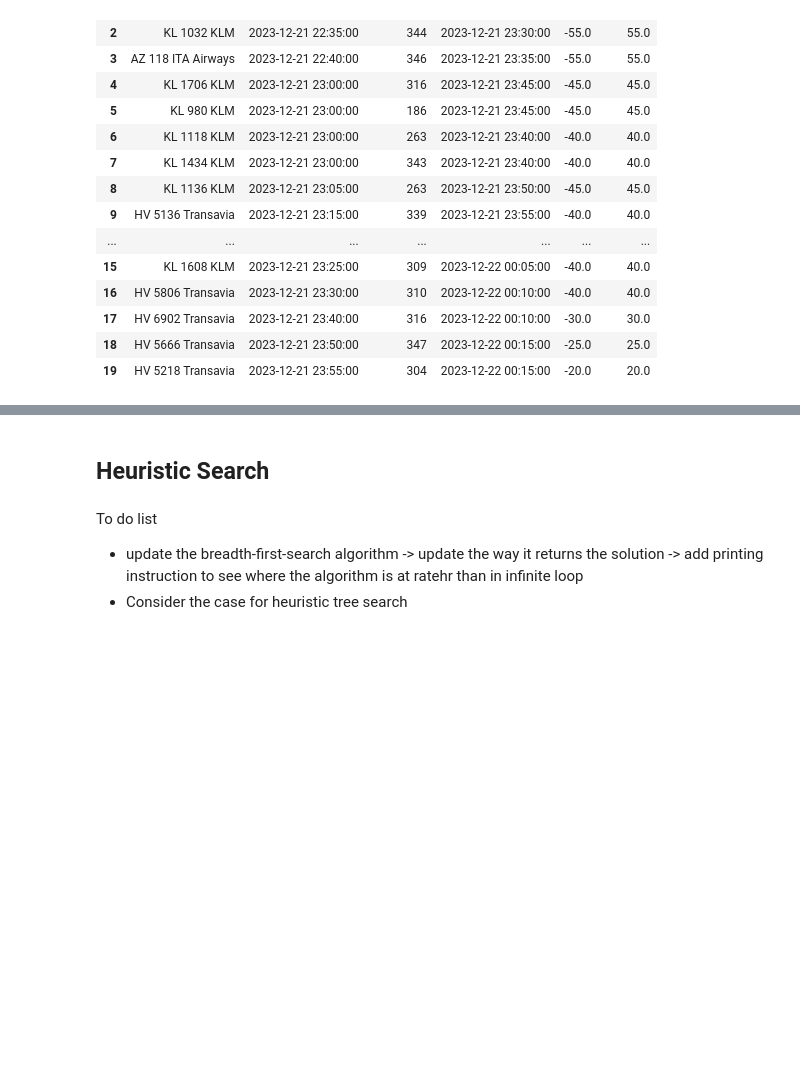
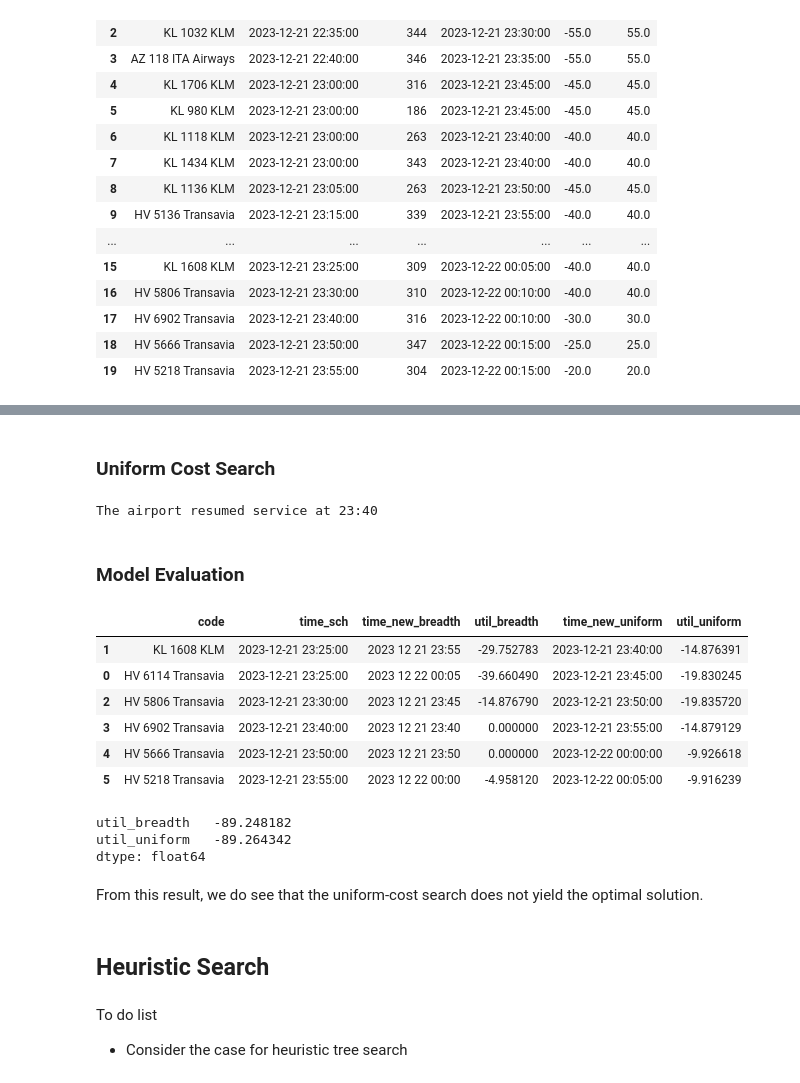
Before and after one commit to cwtravisyip/LSE_ST449_2324_GroupProject, a Jupyter notebook: searchProblem_algo_test.ipynb, the cells around one changed output, grey strips where cells are left out. Drawn from its saved outputs; the diff is of its cells as text; code cells hidden in the pictures; blank space fills up the shorter version.

```diff
--- a/searchProblem_algo_test.ipynb
+++ b/searchProblem_algo_test.ipynb
@@ -89,0 +233,17 @@ KeyboardInterrupt:
+# %%
+# subset
+df_subset_4 = df_subset.tail(6).reset_index(drop = True)
+# instantiate the problem
+AMS21_n6_4 = reschedule_updated_u(df_subset_4, n_runway = 1,max_delay=120, disruption_dur= 15)
+# solve the problem
+AMS21_n6_4.solve(breadth_first_search)
+# the breadth first search returns a list of solution(s)
+breadth_fs_sol_4 = AMS21_n6_4.solution
+
+# inspect the result
+n_sol =len(breadth_fs_sol_4)
+print(f"There are in total {n_sol} number of solution.")
+# unzip the solution list
+max_util = breadth_fs_sol_4[0][0]
+sol_max_score = [node for util, node in breadth_fs_sol_4 if util == max_util]
+print(f"The maximum utility of all solution is {max_util}, with {len(sol_max_score)} yielding this utility")
@@ -90,8 +279,41 @@ KeyboardInterrupt:
+# %% [markdown]
+### Uniform Cost Search
+# %%
+# Instatiate and return the result
+AMS21_n6_4_2 = reschedule_updated_u(df_subset_4, n_runway = 1,max_delay=120, disruption_dur= 15)
+AMS21_n6_4_2.solve(best_first_graph_search)
+AMS21_n6_4_2_result = AMS21_n6_4_2.display()
+# %% [output]
+The airport resumed service at 23:40
+# %% [markdown]
+### Model Evaluation
+# %%
+# parse the result
+compare_df = pd.merge(breadth_fs_sol_4[0][1].state, AMS21_n6_4_2_result[['code',"time_sch",'time_new','util']],
+                left_index = True, right_on = 'code', suffixes = ("_breadth","_uniform"))
+# reorder and print result
+compare_df[["code","time_sch",'time_new_breadth', 'util_breadth', 'time_new_uniform',
+       'util_uniform']].sort_values("time_sch")
+# %% [output]
+|  | code | time_sch | time_new_breadth | util_breadth | time_new_uniform | util_uniform |
+| 1 | KL 1608 KLM | 2023-12-21 23:25:00 | 2023 12 21 23:55 | -29.752783 | 2023-12-21 23:40:00 | -14.876391 |
+| 0 | HV 6114 Transavia | 2023-12-21 23:25:00 | 2023 12 22 00:05 | -39.660490 | 2023-12-21 23:45:00 | -19.830245 |
+| 2 | HV 5806 Transavia | 2023-12-21 23:30:00 | 2023 12 21 23:45 | -14.876790 | 2023-12-21 23:50:00 | -19.835720 |
+| 3 | HV 6902 Transavia | 2023-12-21 23:40:00 | 2023 12 21 23:40 | 0.000000 | 2023-12-21 23:55:00 | -14.879129 |
+| 4 | HV 5666 Transavia | 2023-12-21 23:50:00 | 2023 12 21 23:50 | 0.000000 | 2023-12-22 00:00:00 | -9.926618 |
+| 5 | HV 5218 Transavia | 2023-12-21 23:55:00 | 2023 12 22 00:00 | -4.958120 | 2023-12-22 00:05:00 | -9.916239 |
+# %%
+# compare the utility
+compare_df[['util_breadth','util_uniform']].sum()
+# %% [output]
+util_breadth   -89.248182
+util_uniform   -89.264342
+dtype: float64
+# %% [markdown]
+From this result, we do see that the uniform-cost search does not yield the optimal solution.
 # %% [markdown]
 ## Heuristic Search
-# %% [markdown]
-To do list
-* update the breadth-first-search algorithm
-    -> update the way it returns the solution
-    -> add printing instruction to see where the algorithm is at ratehr than in infinite loop
-* Consider the case for heuristic tree search
+# %% [markdown]
+To do list
+
+* Consider the case for heuristic tree search
```
Also changed, not shown: parts of 23 cells of this notebook.
